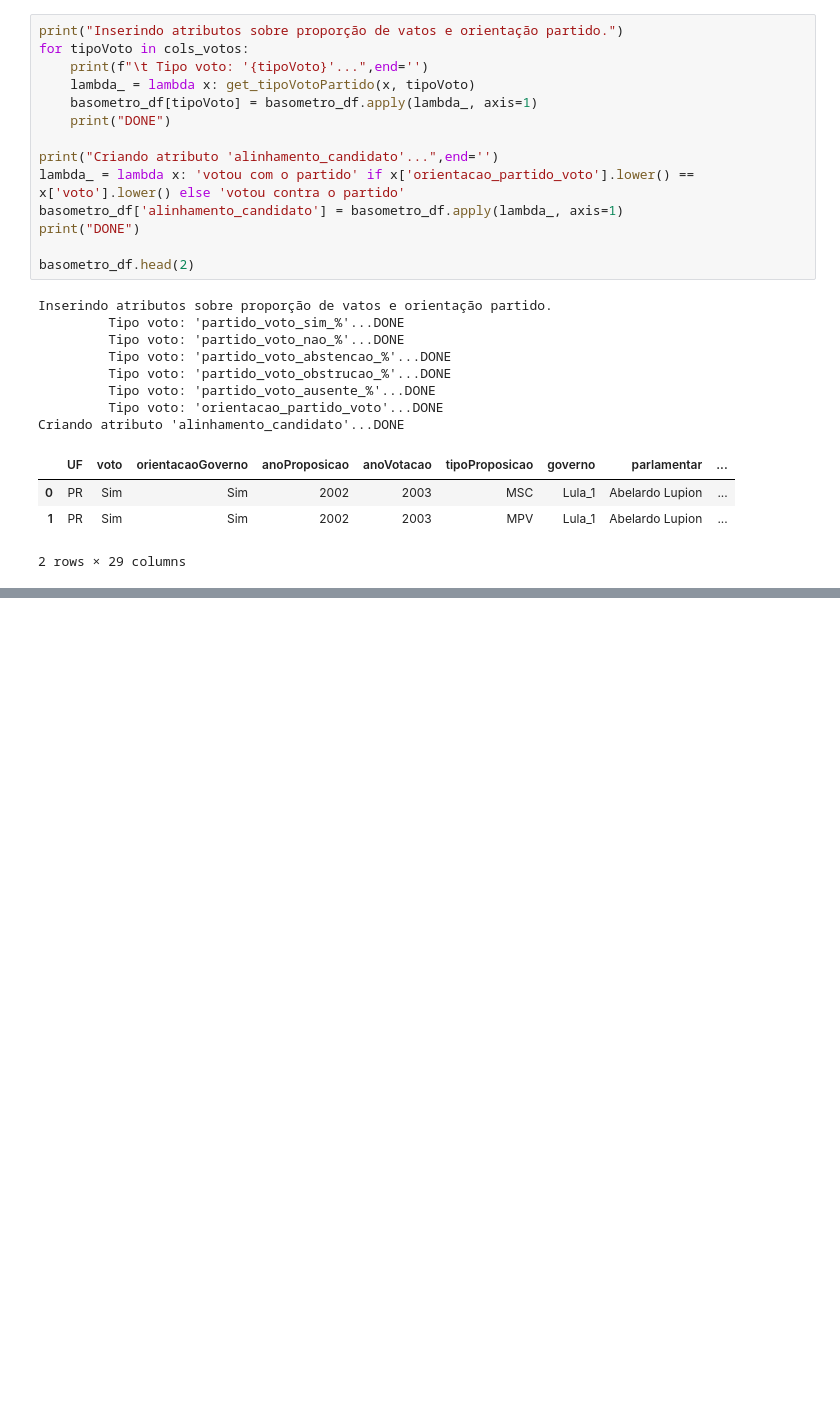
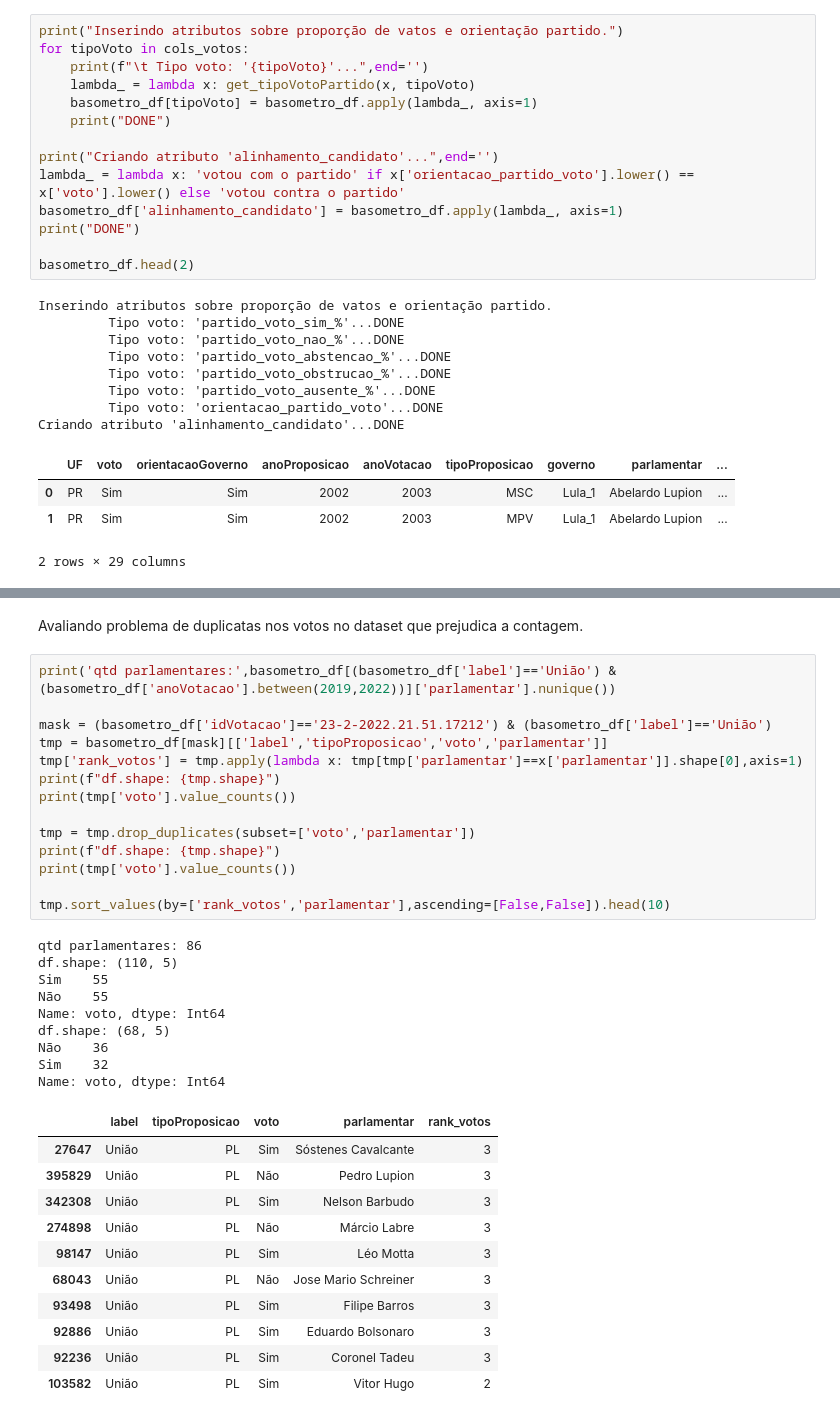
Before and after one commit to Yuri-Nassar/mat-basometro, a Jupyter notebook: preprocessing/basometro_preprocess.ipynb, the cells around one changed output, grey strips where cells are left out. Saved outputs shown, nothing was run; the diff lists cells and outputs as text; blank space fills up the shorter version.

```diff
--- a/preprocessing/basometro_preprocess.ipynb
+++ b/preprocessing/basometro_preprocess.ipynb
@@ -405,0 +586,37 @@ Salvando dataset no formato CSV com novas features...DONE
+# %% [markdown]
+Avaliando problema de duplicatas nos votos no dataset que prejudica a contagem.
+# %%
+print('qtd parlamentares:',basometro_df[(basometro_df['label']=='União') & (basometro_df['anoVotacao'].between(2019,2022))]['parlamentar'].nunique())
+
+mask = (basometro_df['idVotacao']=='23-2-2022.21.51.17212') & (basometro_df['label']=='União')
+tmp = basometro_df[mask][['label','tipoProposicao','voto','parlamentar']]
+tmp['rank_votos'] = tmp.apply(lambda x: tmp[tmp['parlamentar']==x['parlamentar']].shape[0],axis=1)
+print(f"df.shape: {tmp.shape}")
+print(tmp['voto'].value_counts())
+
+tmp = tmp.drop_duplicates(subset=['voto','parlamentar'])
+print(f"df.shape: {tmp.shape}")
+print(tmp['voto'].value_counts())
+
+tmp.sort_values(by=['rank_votos','parlamentar'],ascending=[False,False]).head(10)
+# %% [output]
+qtd parlamentares: 86
+df.shape: (110, 5)
+Sim    55
+Não    55
+Name: voto, dtype: Int64
+df.shape: (68, 5)
+Não    36
+Sim    32
+Name: voto, dtype: Int64
+|  | label | tipoProposicao | voto | parlamentar | rank_votos |
+| 27647 | União | PL | Sim | Sóstenes Cavalcante | 3 |
+| 395829 | União | PL | Não | Pedro Lupion | 3 |
+| 342308 | União | PL | Sim | Nelson Barbudo | 3 |
+| 274898 | União | PL | Não | Márcio Labre | 3 |
+| 98147 | União | PL | Sim | Léo Motta | 3 |
+| 68043 | União | PL | Não | Jose Mario Schreiner | 3 |
+| 93498 | União | PL | Sim | Filipe Barros | 3 |
+| 92886 | União | PL | Sim | Eduardo Bolsonaro | 3 |
+| 92236 | União | PL | Sim | Coronel Tadeu | 3 |
+| 103582 | União | PL | Sim | Vitor Hugo | 2 |
```
Also changed, not shown: parts of 52 cells of this notebook, 21 other files.
